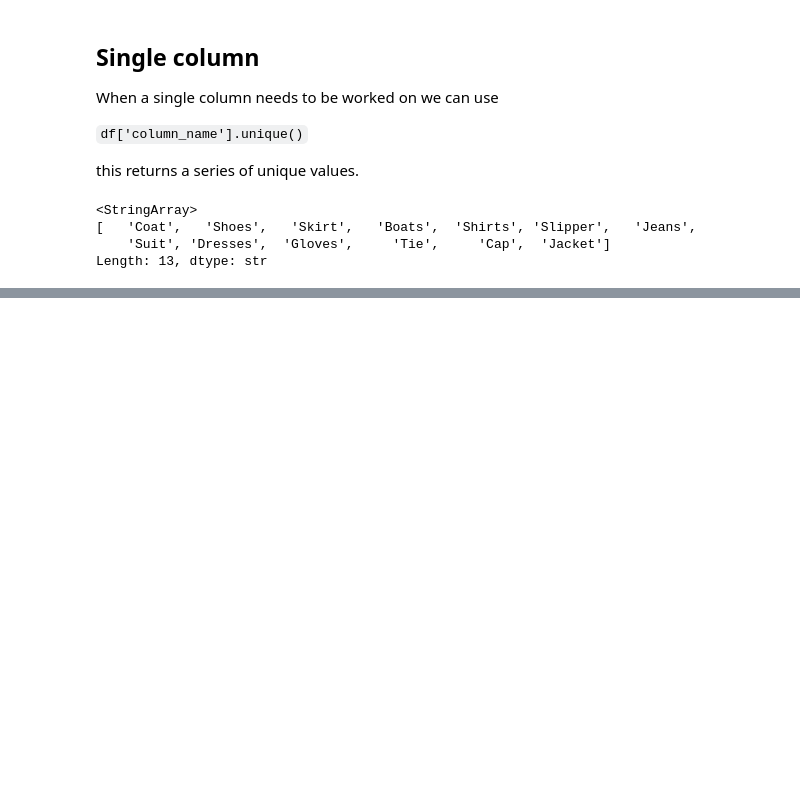
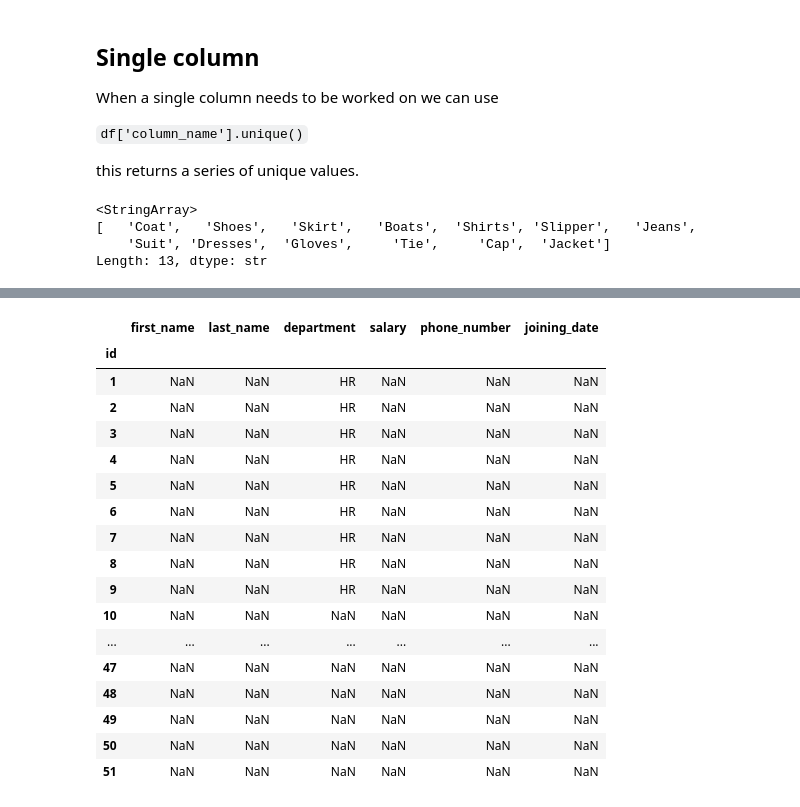
Before and after one commit to Vignesh-S-98/AI-Learn, a Jupyter notebook: basic_pandas.ipynb, the cells around one changed output, grey strips where cells are left out. Drawn from its saved outputs; the diff is of its cells as text; code cells hidden in the pictures; blank space fills up the shorter version.

```diff
--- a/basic_pandas.ipynb
+++ b/basic_pandas.ipynb
@@ -382,0 +425,21 @@ Length: 13, dtype: str
+# %%
+df[df[["department"]] == "HR"]
+# %% [output]
+|  | first_name | last_name | department | salary | phone_number | joining_date |
+| id |  |  |  |  |  |  |
+| 1 | NaN | NaN | HR | NaN | NaN | NaN |
+| 2 | NaN | NaN | HR | NaN | NaN | NaN |
+| 3 | NaN | NaN | HR | NaN | NaN | NaN |
+| 4 | NaN | NaN | HR | NaN | NaN | NaN |
+| 5 | NaN | NaN | HR | NaN | NaN | NaN |
+| 6 | NaN | NaN | HR | NaN | NaN | NaN |
+| 7 | NaN | NaN | HR | NaN | NaN | NaN |
+| 8 | NaN | NaN | HR | NaN | NaN | NaN |
+| 9 | NaN | NaN | HR | NaN | NaN | NaN |
+| 10 | NaN | NaN | NaN | NaN | NaN | NaN |
+| ... | ... | ... | ... | ... | ... | ... |
+| 47 | NaN | NaN | NaN | NaN | NaN | NaN |
+| 48 | NaN | NaN | NaN | NaN | NaN | NaN |
+| 49 | NaN | NaN | NaN | NaN | NaN | NaN |
+| 50 | NaN | NaN | NaN | NaN | NaN | NaN |
+| 51 | NaN | NaN | NaN | NaN | NaN | NaN |
```
Also changed, not shown: parts of 93 cells of this notebook, 3 other files.
